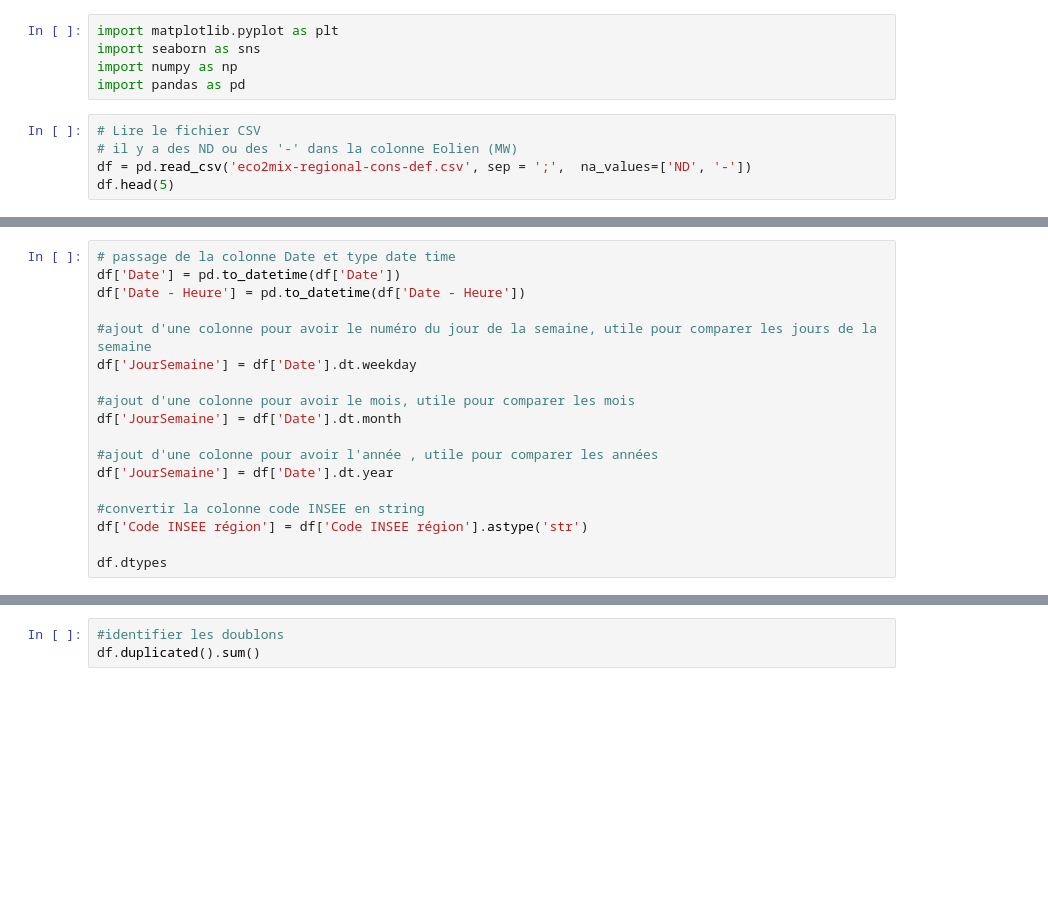
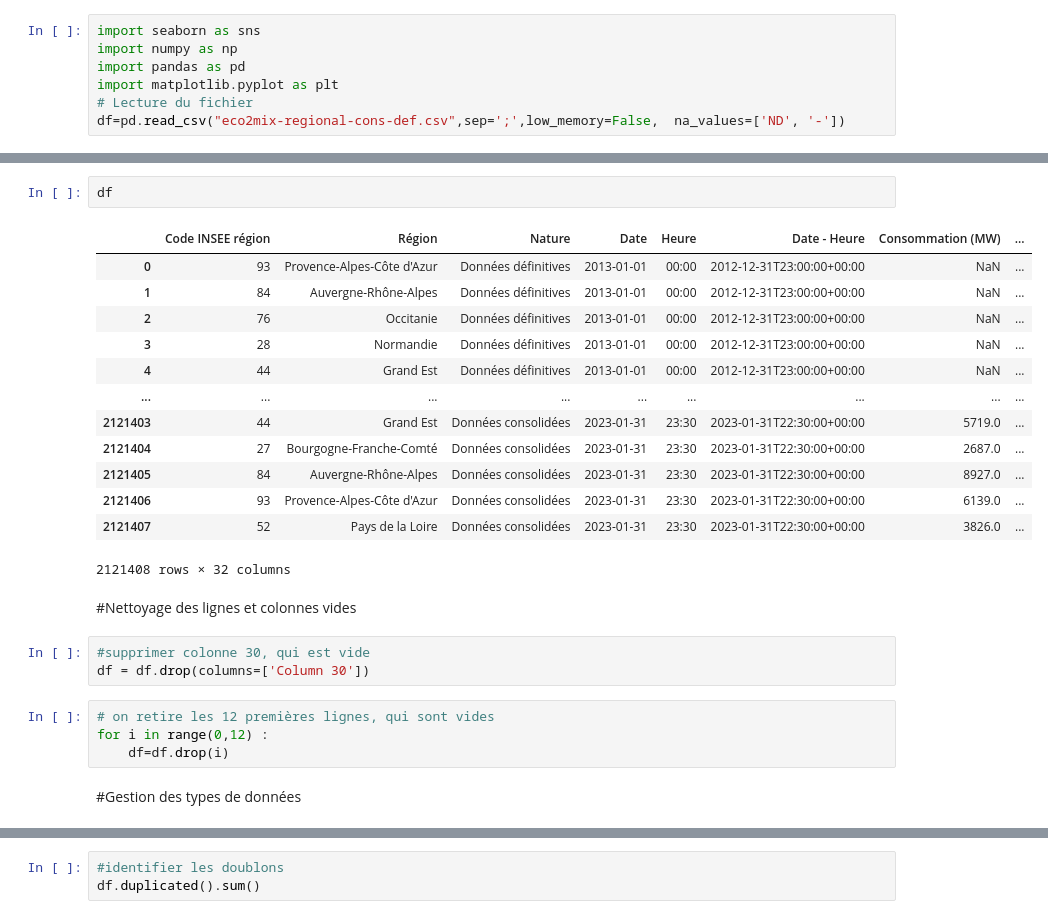
Before and after one commit to LaurieBe/Datascientest_Energie, a Jupyter notebook: Nettoyage.ipynb, the cells around one changed output, grey strips where cells are left out. Drawn from its saved outputs; the diff is of its cells as text; blank space fills up the shorter version.

Commit message:
Fichier Nettoyage

```diff
--- a/Nettoyage.ipynb
+++ b/Nettoyage.ipynb
@@ -1,10 +3,7 @@
 # %%
-import matplotlib.pyplot as plt
 import seaborn as sns
 import numpy as np
 import pandas as pd
+import matplotlib.pyplot as plt
+# Lecture du fichier
+df=pd.read_csv("eco2mix-regional-cons-def.csv",sep=';',low_memory=False,  na_values=['ND', '-'])
-# %%
-# Lire le fichier CSV
-# il y a des ND ou des '-' dans la colonne Eolien (MW)
-df = pd.read_csv('eco2mix-regional-cons-def.csv', sep = ';',  na_values=['ND', '-'])
-df.head(5)
@@ -19,18 +9,0 @@ df.head(5)
-# %%
-# passage de la colonne Date et type date time
-df['Date'] = pd.to_datetime(df['Date'])
-df['Date - Heure'] = pd.to_datetime(df['Date - Heure'])
-
-#ajout d'une colonne pour avoir le numéro du jour de la semaine, utile pour comparer les jours de la semaine
-df['JourSemaine'] = df['Date'].dt.weekday
-
-#ajout d'une colonne pour avoir le mois, utile pour comparer les mois
-df['JourSemaine'] = df['Date'].dt.month
-
-#ajout d'une colonne pour avoir l'année , utile pour comparer les années
-df['JourSemaine'] = df['Date'].dt.year
-
-#convertir la colonne code INSEE en string
-df['Code INSEE région'] = df['Code INSEE région'].astype('str')
-
-df.dtypes
@@ -54,0 +10,27 @@ dtype: object
+# %%
+df
+# %% [output]
+|  | Code INSEE région | Région | Nature | Date | Heure | Date - Heure | Consommation (MW) | ... |
+| 0 | 93 | Provence-Alpes-Côte d'Azur | Données définitives | 2013-01-01 | 00:00 | 2012-12-31T23:00:00+00:00 | NaN | ... |
+| 1 | 84 | Auvergne-Rhône-Alpes | Données définitives | 2013-01-01 | 00:00 | 2012-12-31T23:00:00+00:00 | NaN | ... |
+| 2 | 76 | Occitanie | Données définitives | 2013-01-01 | 00:00 | 2012-12-31T23:00:00+00:00 | NaN | ... |
+| 3 | 28 | Normandie | Données définitives | 2013-01-01 | 00:00 | 2012-12-31T23:00:00+00:00 | NaN | ... |
+| 4 | 44 | Grand Est | Données définitives | 2013-01-01 | 00:00 | 2012-12-31T23:00:00+00:00 | NaN | ... |
+| ... | ... | ... | ... | ... | ... | ... | ... | ... |
+| 2121403 | 44 | Grand Est | Données consolidées | 2023-01-31 | 23:30 | 2023-01-31T22:30:00+00:00 | 5719.0 | ... |
+| 2121404 | 27 | Bourgogne-Franche-Comté | Données consolidées | 2023-01-31 | 23:30 | 2023-01-31T22:30:00+00:00 | 2687.0 | ... |
+| 2121405 | 84 | Auvergne-Rhône-Alpes | Données consolidées | 2023-01-31 | 23:30 | 2023-01-31T22:30:00+00:00 | 8927.0 | ... |
+| 2121406 | 93 | Provence-Alpes-Côte d'Azur | Données consolidées | 2023-01-31 | 23:30 | 2023-01-31T22:30:00+00:00 | 6139.0 | ... |
+| 2121407 | 52 | Pays de la Loire | Données consolidées | 2023-01-31 | 23:30 | 2023-01-31T22:30:00+00:00 | 3826.0 | ... |
+2121408 rows × 32 columns
+# %% [markdown]
+#Nettoyage des lignes et colonnes vides
+# %%
+#supprimer colonne 30, qui est vide
+df = df.drop(columns=['Column 30'])
+# %%
+# on retire les 12 premières lignes, qui sont vides
+for i in range(0,12) :
+    df=df.drop(i)
+# %% [markdown]
+#Gestion des types de données
```
Also changed, not shown: parts of 35 cells of this notebook.
